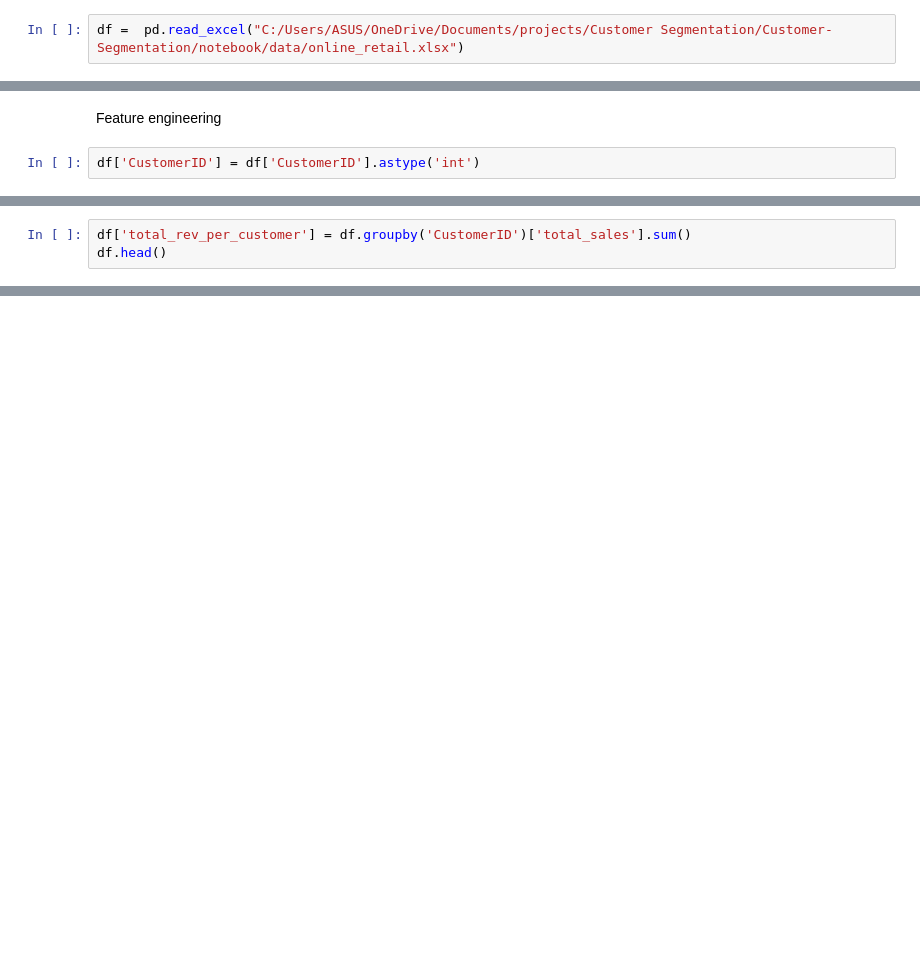
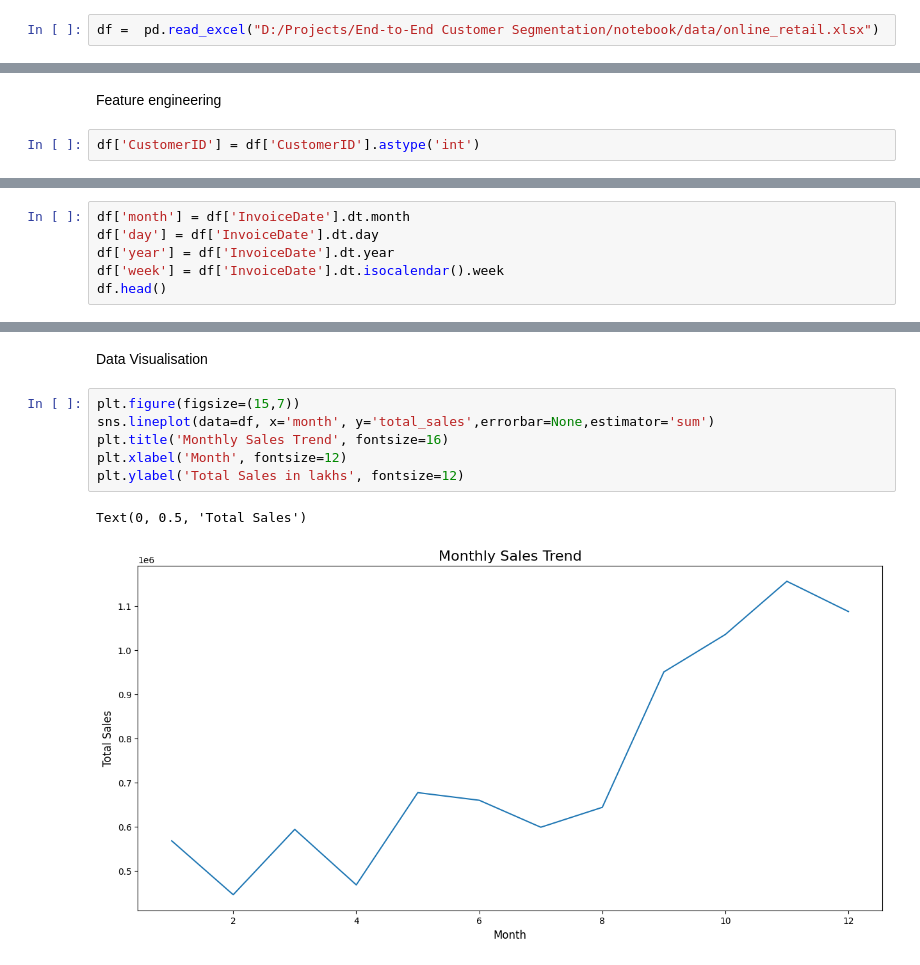
Before and after one commit to snarula31/Customer-Segmentation, a Jupyter notebook: notebook/EDA.ipynb, the cells around one changed output, grey strips where cells are left out. Saved outputs shown, nothing was run; the diff lists cells and outputs as text; blank space fills up the shorter version.

```diff
--- a/notebook/EDA.ipynb
+++ b/notebook/EDA.ipynb
@@ -6,7 +6,7 @@ import numpy as np
 import matplotlib.pyplot as plt
 import seaborn as sns
 # %%
-df =  pd.read_excel("C:/Users/ASUS/OneDrive/Documents/projects/Customer Segmentation/Customer-Segmentation/notebook/data/online_retail.xlsx")
+df =  pd.read_excel("D:/Projects/End-to-End Customer Segmentation/notebook/data/online_retail.xlsx")
 # %%
 df.head()
 # %% [output]
@@ -163,6 +199,3 @@ df.head()
 | 2 | 536365 | 84406B | CREAM CUPID HEARTS COAT HANGER | 8 | 2010-12-01 08:26:00 | 2.75 | 17850 | United Kingdom | 22.00 |
 | 3 | 536365 | 84029G | KNITTED UNION FLAG HOT WATER BOTTLE | 6 | 2010-12-01 08:26:00 | 3.39 | 17850 | United Kingdom | 20.34 |
 | 4 | 536365 | 84029E | RED WOOLLY HOTTIE WHITE HEART. | 6 | 2010-12-01 08:26:00 | 3.39 | 17850 | United Kingdom | 20.34 |
-# %%
-df['total_rev_per_customer'] = df.groupby('CustomerID')['total_sales'].sum()
-df.head()
@@ -170,0 +202,6 @@ df.head()
+# %%
+df['month'] = df['InvoiceDate'].dt.month
+df['day'] = df['InvoiceDate'].dt.day
+df['year'] = df['InvoiceDate'].dt.year
+df['week'] = df['InvoiceDate'].dt.isocalendar().week
+df.head()
@@ -170,0 +235,11 @@ df.head()
+# %% [markdown]
+Data Visualisation
+# %%
+plt.figure(figsize=(15,7))
+sns.lineplot(data=df, x='month', y='total_sales',errorbar=None,estimator='sum')
+plt.title('Monthly Sales Trend', fontsize=16)
+plt.xlabel('Month', fontsize=12)
+plt.ylabel('Total Sales in lakhs', fontsize=12)
+# %% [output]
+Text(0, 0.5, 'Total Sales')
+[figure, added]
```
Also changed, not shown: parts of 7 cells of this notebook.
